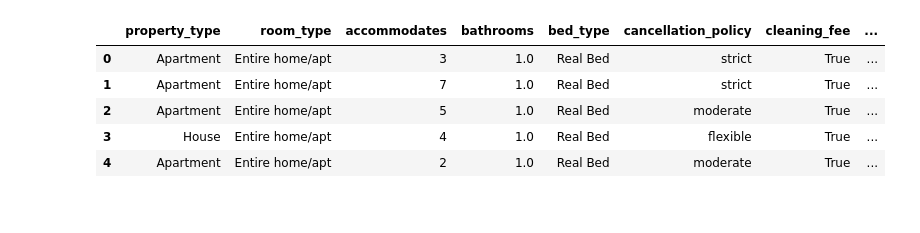
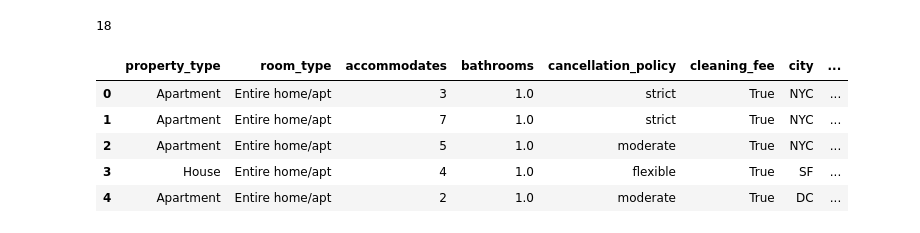
Before and after one commit to jproctor-rebecca/bw3_airbnb_dash, a Jupyter notebook: notebooks/AirBnB_Optimal_Price_2.ipynb, the cells around one changed output. Cells and saved outputs as stored; diff of their text form; code cells hidden in the pictures.

```diff
--- a/notebooks/AirBnB_Optimal_Price_2.ipynb
+++ b/notebooks/AirBnB_Optimal_Price_2.ipynb
@@ -61,4 +53,4 @@ ModuleNotFoundError: No module named 'pandas'
 # Need to download the AirBnB training data to you local machine from Kaggle
 # https://www.kaggle.com/rudymizrahi/airbnb-listings-in-major-us-cities-deloitte-ml
 
-df = pd.read_csv('/content/train.csv')
+df = pd.read_csv('train.csv.zip')
@@ -118,9 +281,18 @@ df = wrangle(df)
+# %%
+df.property_type.nunique()
+# %% [output]
+18
+# %%
+target = 'int_price'
+y = df[target]
+
+X = df.drop(['int_price','bed_type', 'host_has_profile_pic',	'host_identity_verified',	'host_since',	'instant_bookable',	'latitude',	'longitude'], axis=1)
 # %%
-df.head()
+X.head()
 # %% [output]
-|  | property_type | room_type | accommodates | bathrooms | bed_type | cancellation_policy | cleaning_fee | ... |
-| 0 | Apartment | Entire home/apt | 3 | 1.0 | Real Bed | strict | True | ... |
-| 1 | Apartment | Entire home/apt | 7 | 1.0 | Real Bed | strict | True | ... |
-| 2 | Apartment | Entire home/apt | 5 | 1.0 | Real Bed | moderate | True | ... |
-| 3 | House | Entire home/apt | 4 | 1.0 | Real Bed | flexible | True | ... |
-| 4 | Apartment | Entire home/apt | 2 | 1.0 | Real Bed | moderate | True | ... |
+|  | property_type | room_type | accommodates | bathrooms | cancellation_policy | cleaning_fee | city | ... |
+| 0 | Apartment | Entire home/apt | 3 | 1.0 | strict | True | NYC | ... |
+| 1 | Apartment | Entire home/apt | 7 | 1.0 | strict | True | NYC | ... |
+| 2 | Apartment | Entire home/apt | 5 | 1.0 | moderate | True | NYC | ... |
+| 3 | House | Entire home/apt | 4 | 1.0 | flexible | True | SF | ... |
+| 4 | Apartment | Entire home/apt | 2 | 1.0 | moderate | True | DC | ... |
```
Also changed, not shown: parts of 36 cells of this notebook, 1 other file.
